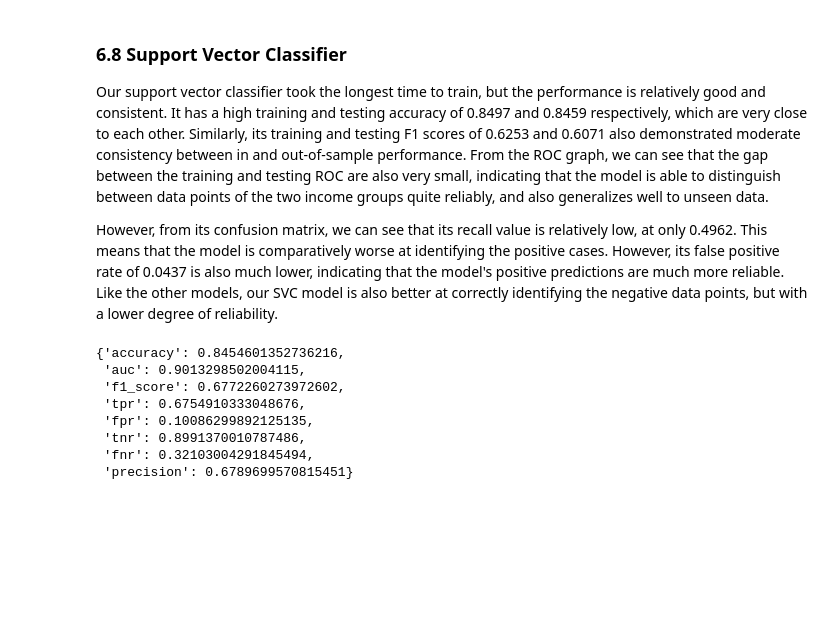
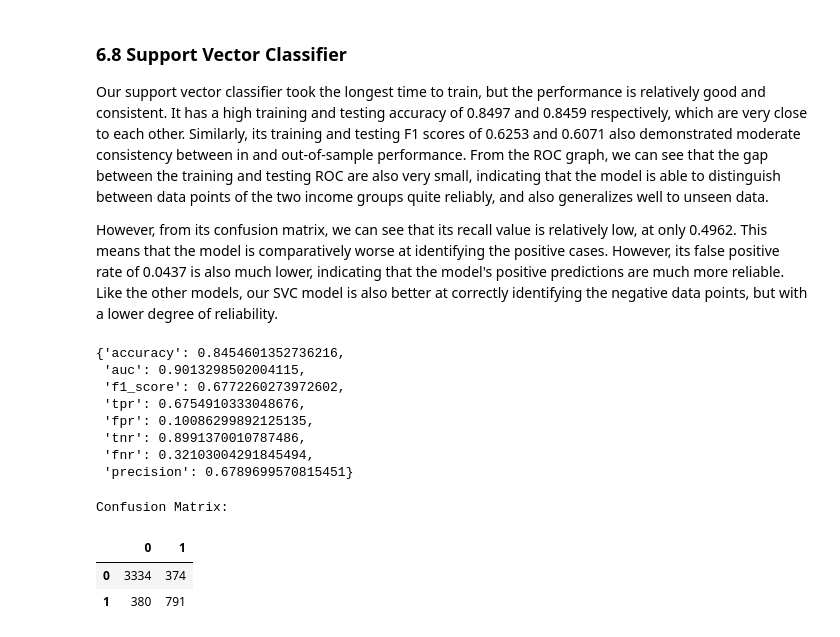
Before and after one commit to legendarycy/IS3221_Grp_2, a Jupyter notebook: IS3221 Project Codes.ipynb, the cells around one changed output. Saved outputs shown, nothing was run; the diff lists cells and outputs as text; code cells hidden in the pictures; blank space fills up the shorter version.

```diff
--- a/IS3221 Project Codes.ipynb
+++ b/IS3221 Project Codes.ipynb
@@ -817,3 +816,11 @@ sac_output_eval
  'tnr': 0.8991370010787486,
  'fnr': 0.32103004291845494,
  'precision': 0.6789699570815451}
+# %%
+print("Confusion Matrix:")
+pd.DataFrame(sac_cf, index = [0, 1], columns=[0,1])
+# %% [output]
+Confusion Matrix:
+|  | 0 | 1 |
+| 0 | 3334 | 374 |
+| 1 | 380 | 791 |
```
Also changed, not shown: parts of 1 cell of this notebook.
